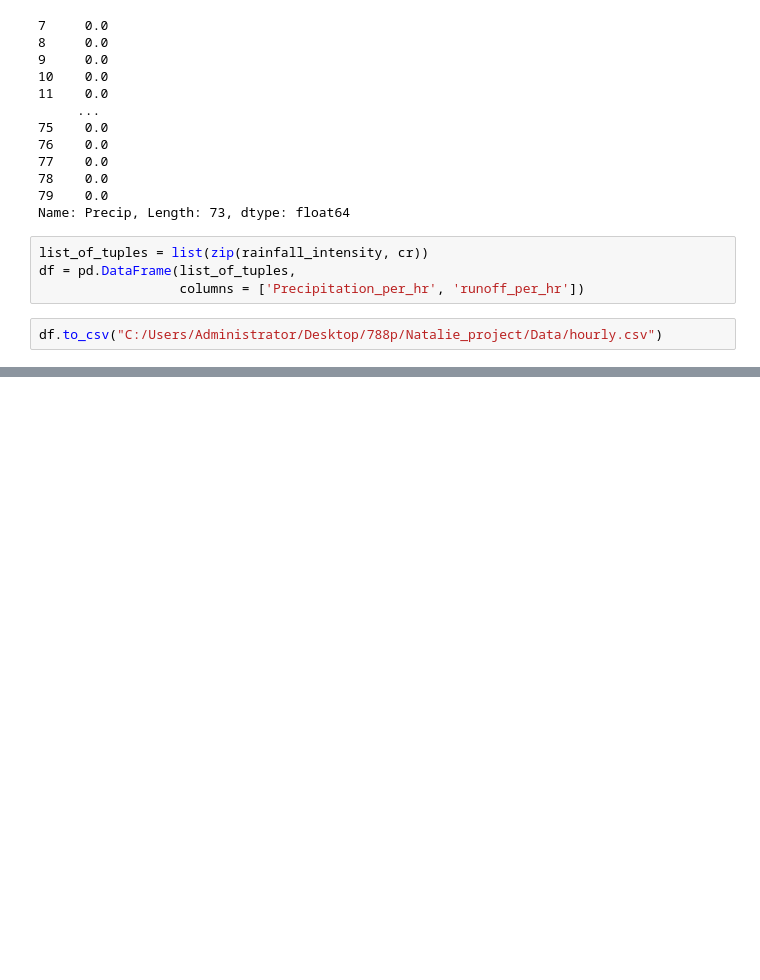
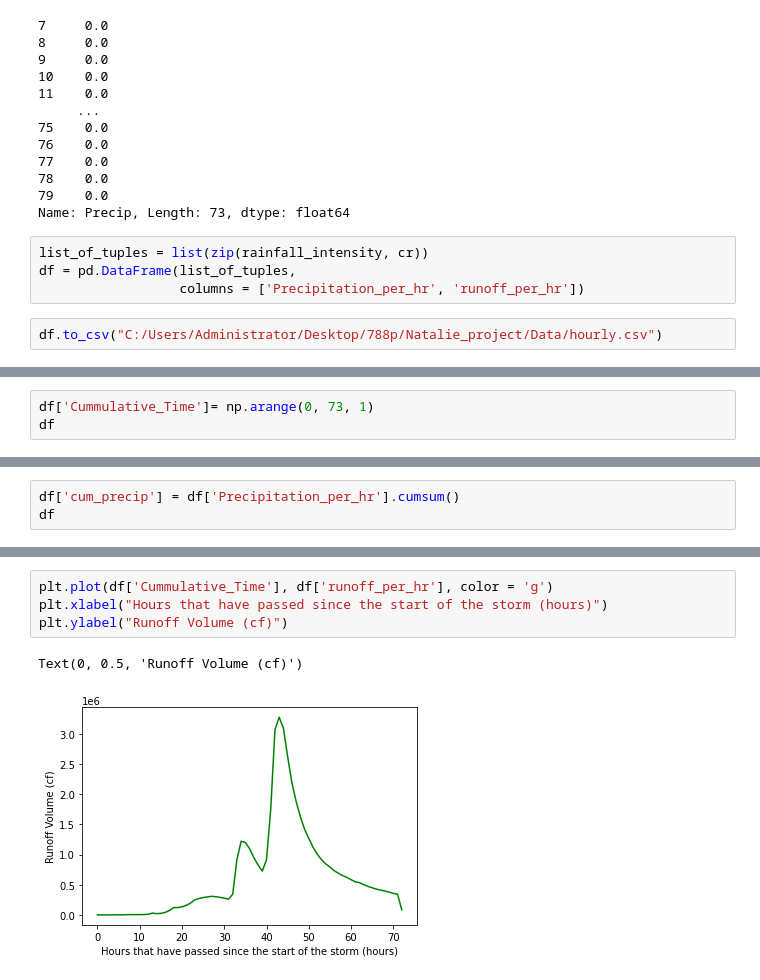
Before and after one commit to Nmemar/Natalie_project, a Jupyter notebook: Script/Runoff Calculations.ipynb, the cells around one changed output, grey strips where cells are left out. Saved outputs shown, nothing was run; the diff lists cells and outputs as text; blank space fills up the shorter version.

```diff
--- a/Script/Runoff Calculations.ipynb
+++ b/Script/Runoff Calculations.ipynb
@@ -201,0 +191,3 @@ df
+# %%
+df['Cummulative_Time']= np.arange(0, 73, 1)
+df
@@ -201,0 +208,3 @@ df
+# %%
+df['cum_precip'] = df['Precipitation_per_hr'].cumsum()
+df
@@ -201,0 +225,7 @@ df
+# %%
+plt.plot(df['Cummulative_Time'], df['runoff_per_hr'], color = 'g')
+plt.xlabel("Hours that have passed since the start of the storm (hours)")
+plt.ylabel("Runoff Volume (cf)")
+# %% [output]
+Text(0, 0.5, 'Runoff Volume (cf)')
+[figure, added]
```
Also changed, not shown: parts of 36 cells of this notebook.
